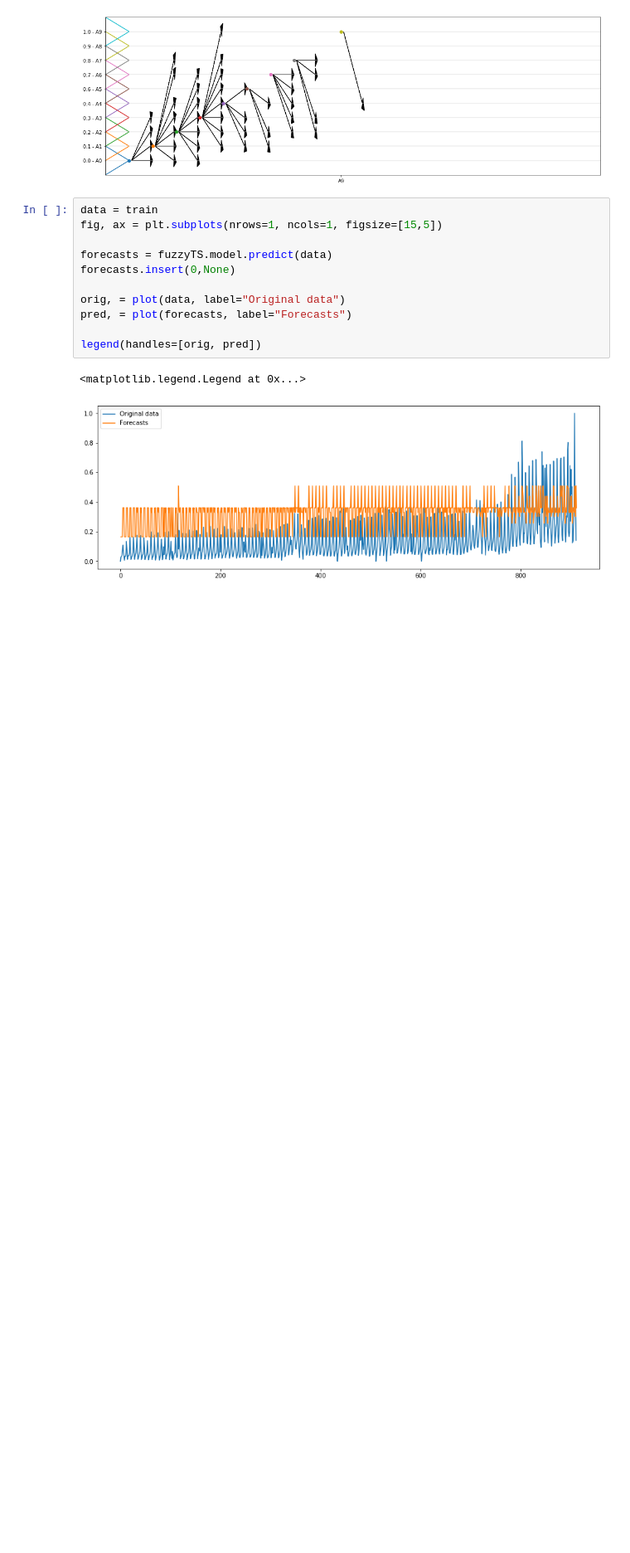
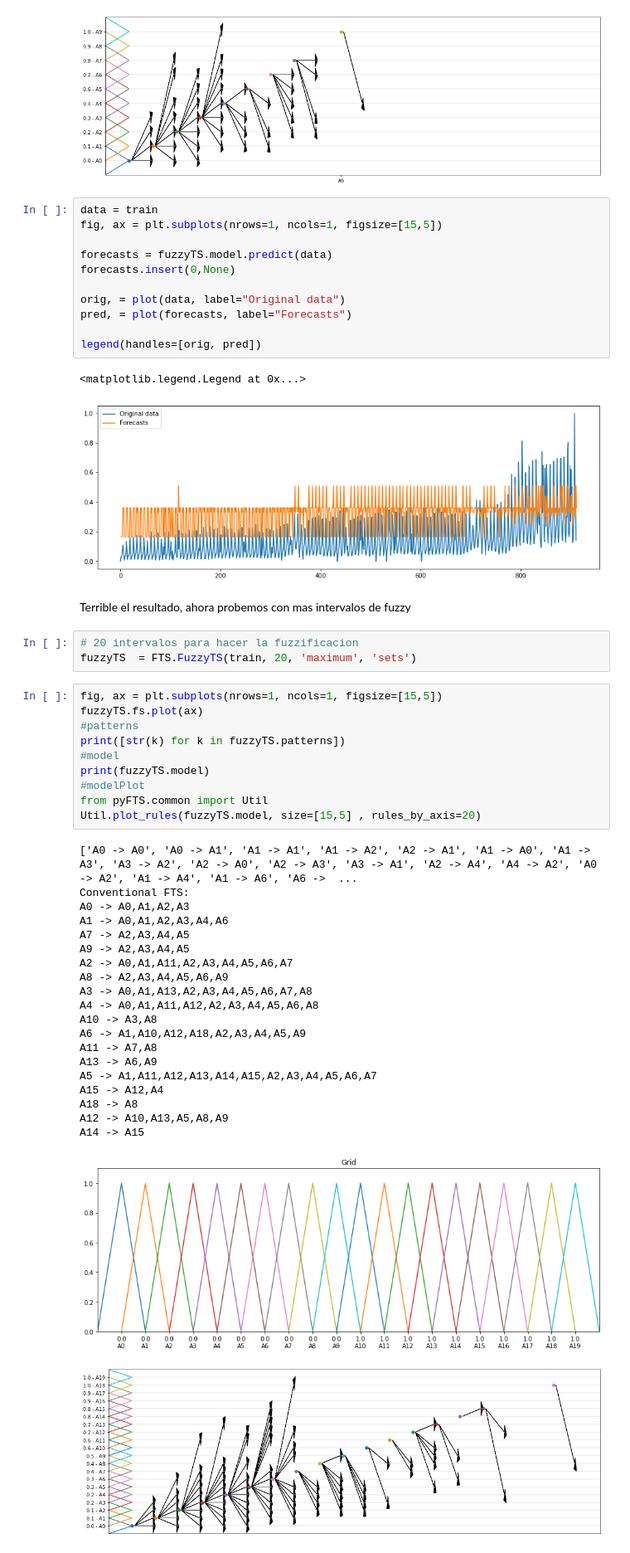
Before and after one commit to unjuken/TimeSeries-Fuzzy, a Jupyter notebook: FTSImpl.ipynb, the cells around one changed output. Shown at 83% size. Drawn from its saved outputs; the diff is of its cells as text; blank space fills up the shorter version.

```diff
--- a/FTSImpl.ipynb
+++ b/FTSImpl.ipynb
@@ -82,3 +83,40 @@ legend(handles=[orig, pred])
 # %% [output]
 <matplotlib.legend.Legend at 0x...>
 [figure]
+# %% [markdown]
+Terrible el resultado, ahora probemos con mas intervalos de fuzzy
+# %%
+# 20 intervalos para hacer la fuzzificacion
+fuzzyTS  = FTS.FuzzyTS(train, 20, 'maximum', 'sets')
+# %%
+fig, ax = plt.subplots(nrows=1, ncols=1, figsize=[15,5])
+fuzzyTS.fs.plot(ax)
+#patterns
+print([str(k) for k in fuzzyTS.patterns])
+#model
+print(fuzzyTS.model)
+#modelPlot
+from pyFTS.common import Util
+Util.plot_rules(fuzzyTS.model, size=[15,5] , rules_by_axis=20)
+# %% [output]
+['A0 -> A0', 'A0 -> A1', 'A1 -> A1', 'A1 -> A2', 'A2 -> A1', 'A1 -> A0', 'A1 -> A3', 'A3 -> A2', 'A2 -> A0', 'A2 -> A3', 'A3 -> A1', 'A2 -> A4', 'A4 -> A2', 'A0 -> A2', 'A1 -> A4', 'A1 -> A6', 'A6 ->  ...
+Conventional FTS:
+A0 -> A0,A1,A2,A3
+A1 -> A0,A1,A2,A3,A4,A6
+A7 -> A2,A3,A4,A5
+A9 -> A2,A3,A4,A5
+A2 -> A0,A1,A11,A2,A3,A4,A5,A6,A7
+A8 -> A2,A3,A4,A5,A6,A9
+A3 -> A0,A1,A13,A2,A3,A4,A5,A6,A7,A8
+A4 -> A0,A1,A11,A12,A2,A3,A4,A5,A6,A8
+A10 -> A3,A8
+A6 -> A1,A10,A12,A18,A2,A3,A4,A5,A9
+A11 -> A7,A8
+A13 -> A6,A9
+A5 -> A1,A11,A12,A13,A14,A15,A2,A3,A4,A5,A6,A7
+A15 -> A12,A4
+A18 -> A8
+A12 -> A10,A13,A5,A8,A9
+A14 -> A15
+[figure, added]
+[figure, added]
```
Also changed, not shown: parts of 8 cells of this notebook.
